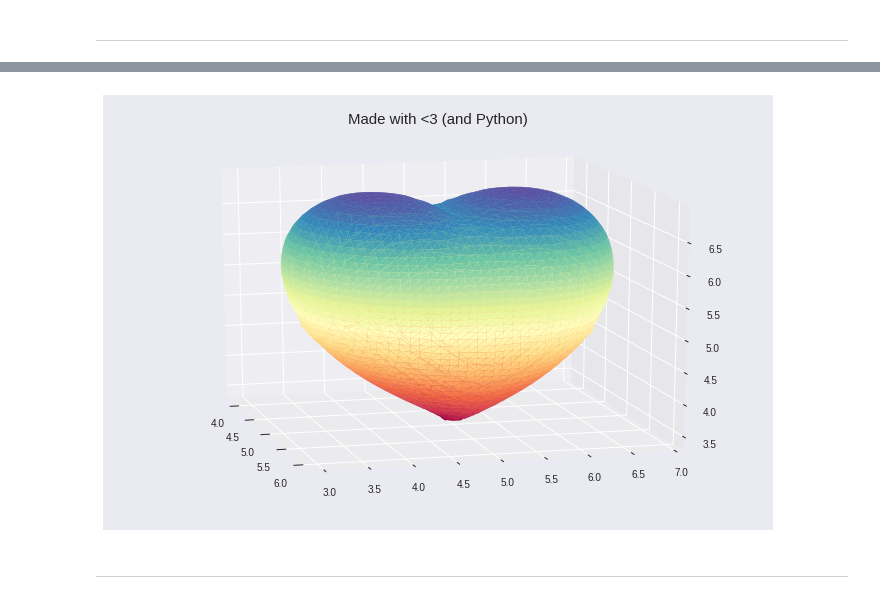
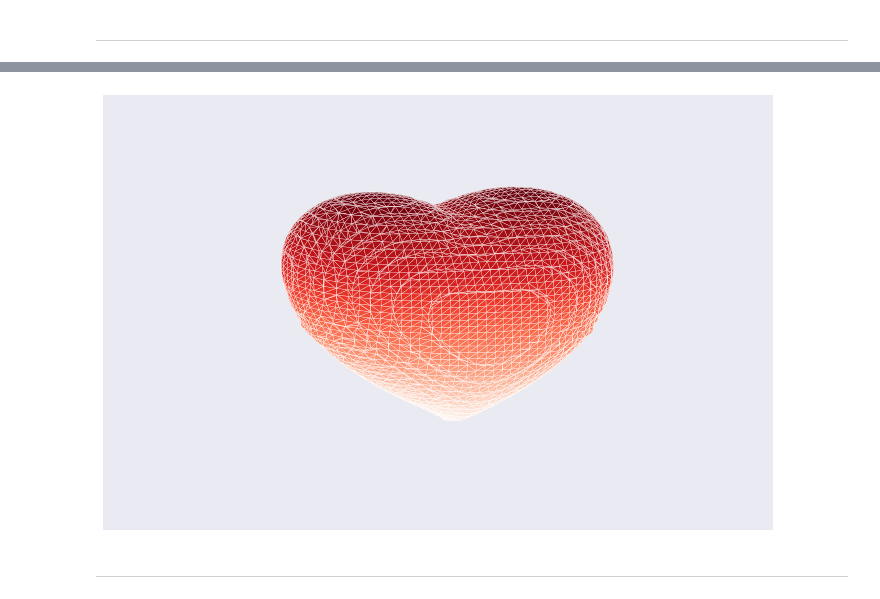
Before and after one commit to tanlull/Heart-Equation, a Jupyter notebook: Heart_Equation.ipynb, the cells around one changed output, grey strips where cells are left out. Cells and saved outputs as stored; diff of their text form; code cells hidden in the pictures.

```diff
--- a/Heart_Equation.ipynb
+++ b/Heart_Equation.ipynb
@@ -23,44 +29,30 @@ plt.show()
 # %%
 from mpl_toolkits.mplot3d import Axes3D
 from skimage import measure
+from matplotlib import cm
 
 n = 100
 
 x = np.linspace(-3,3,n)
 y = np.linspace(-3,3,n)
 z = np.linspace(-3,3,n)
 X, Y, Z =  np.meshgrid(x, y, z)
 
-# Create cardioid function
 def f_heart(x,y,z):
     F = 320 * ((-x**2 * z**3 -9*y**2 * z**3/80) + (x**2 + 9*y**2/4 + z**2-1)**3)
     return F
 
-# Obtain value to at every point in mesh
 vol = f_heart(X,Y,Z)
-
-# Extract a 2D surface mesh from a 3D volume (F=0)
 verts, faces ,_ ,_ = measure.marching_cubes_lewiner(vol, 0, spacing=(0.1, 0.1, 0.1))
-
-
-# Create a 3D figure
 fig = plt.figure(figsize=(12,8))
 ax = fig.add_subplot(111, projection='3d')
-
-# Plot the surface
-ax.plot_trisurf(verts[:, 0], verts[:,1], faces, verts[:, 2],
-                cmap='Spectral', lw=1)
-
-# Change the angle of view and title
+ax.plot_trisurf(verts[:, 0], verts[:,1], faces, verts[:, 2],cmap=cm.Reds,edgecolor='white')
 ax.view_init(15, -15)
-
-# ax.set_title(u"Made with ❤ (and Python)", fontsize=15) # if you have Python 3
-ax.set_title("Made with <3 (and Python)", fontsize=15)
-
-# Show me some love ^^
+ax.grid(False)
+plt.axis('off')
 plt.show()
 # %% [output]
-[figure, old version]
+[figure, new version]
 # %% [markdown]
 
 
```
Also changed, not shown: parts of 9 cells of this notebook.
